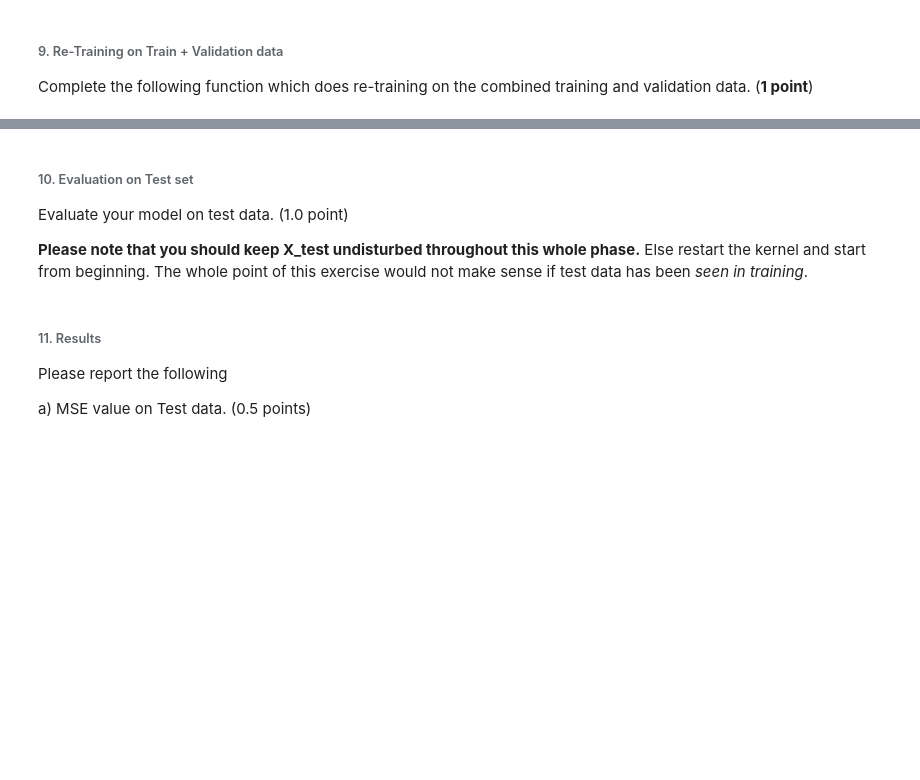
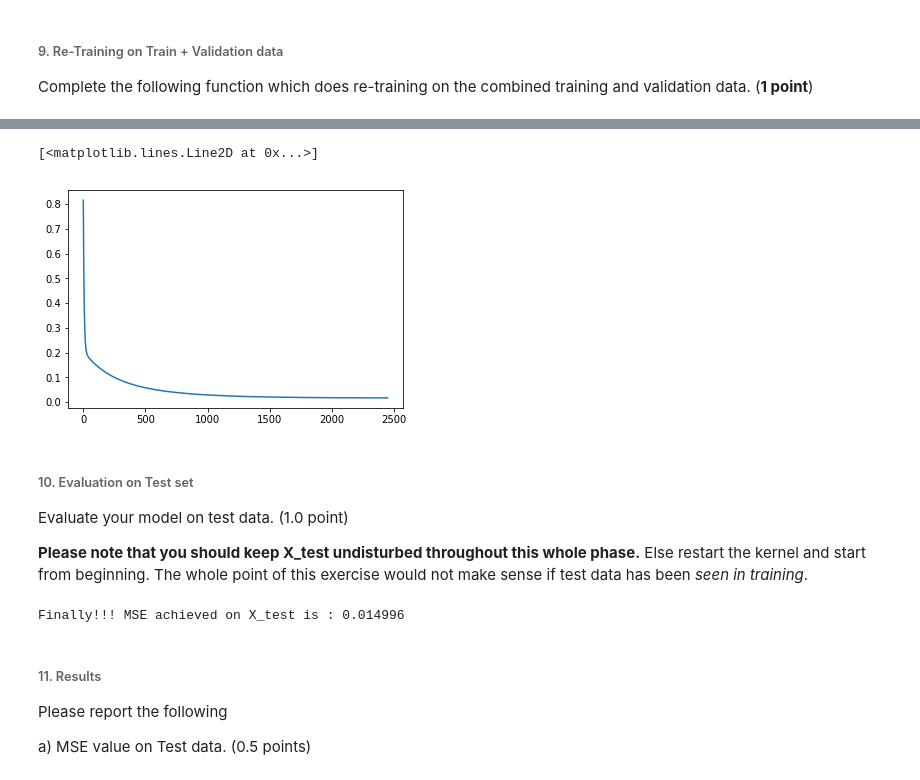
Before and after one commit to Rende/nnia_18, a Jupyter notebook: nniasheet4.ipynb, the cells around one changed output, grey strips where cells are left out. Saved outputs shown, nothing was run; the diff lists cells and outputs as text; code cells hidden in the pictures; blank space fills up the shorter version.

```diff
--- a/nniasheet4.ipynb
+++ b/nniasheet4.ipynb
@@ -233,10 +225,8 @@ Complete the following function which computes the MSE value. (0.5 point) <br />
 # %%
 def compute_mse(prediction, ground_truth):
     # TODO: implement
-    residual = np.subtract(prediction, ground_truth)
-    squared = residual**2
-    sum_of_squared = np.sum(squared)
-    mse = (1/ground_truth.size)*sum_of_squared
+    ground_truth = np.reshape(ground_truth, (np.shape(ground_truth)[0], 1))
+    mse = np.mean(np.square(prediction - ground_truth))
     return mse
 
 prediction = np.array([1, 3, 6])
@@ -282,3 +257,10 @@ print (compute_gradient(X, 1.0, Yhat, coef, 1.0))
+# %%
+def compute_gradient(X, Y, Yhat, W, lambda_):
+    # TODO: implement
+    Y = np.reshape(Y, (np.shape(Y)[0],1))
+    X_T = np.transpose(X)
+    gradient = np.matmul(X_T,(Yhat - Y)) + lambda_ * W
+    return gradient
 # %% [markdown]
 Implement a function which performs a single update step of SGD. (0.5 point)
 # %%
@@ -426,10 +408,22 @@ KeyboardInterrupt:
 # %% [markdown]
 Complete the following function which selects the best hyperparameter combination (i.e. the one that gives lowest MSE on **validation data**). (0.5 point)
-# %%
-# find hparams of minimum MSE on Validation data
-def find_best_hparams(weights_hist):
-    # TODO: implement
-    hpm_best, mse_best = None
-    return hpm_best, mse_best
-
-best_hpm_combination = find_best_hparams(weights_hist)
+# %%
+# find hparams of minimum MSE on Validation data
+def find_best_hparams(weights_hist):
+    # TODO: implement
+    mse_best = np.finfo(np.float64).max
+    for order in polynomial_order:
+        for lr in learning_rates:
+            for lamb in lambdas:
+                X_mat, W_vec = prepare_data_matrix(X_val, weights_hist[(order, lr, lamb)], order)
+                Y_vec = Y_val
+                prediction = get_prediction(X_mat, weights_hist[(order, lr, lamb)])
+                mse = compute_mse(prediction, Y_vec)
+                if(mse < mse_best):
+                    mse_best = mse
+                    best_hpm_combination = (order, lr, lamb)
+    return best_hpm_combination
+
+
+best_hpm_combination = find_best_hparams(weights_hist)
+print (best_hpm_combination)
@@ -446,7 +484,12 @@ Complete the following function which does re-training on the combined training
 # %%
 # plot the convergence of MSE values using matplotlib
 # i.e. #epochs on X-axis and MSE values on Y-axis
 # TODO: implement
+plot = plt.subplot(1, 1, 1)
+plot.plot(range(epochs),mse_list[1:len(mse_list)])
+# %% [output]
+[<matplotlib.lines.Line2D at 0x...>]
+[figure, added]
 # %% [markdown]
 ###### 10. Evaluation on Test set
 Evaluate your model on test data. (1.0 point)
@@ -457,8 +500,13 @@ Evaluate your model on test data. (1.0 point)
 # test it on X_test with the Weight vector that you found above
 # this will be the generalization error of our model!!
 # TODO: implement
-
-#print("Finally!!! MSE achieved on X_test is : {}".format(round(mse_test, 6)))
+X_mat, _ = prepare_data_matrix(X_test, W_init, order)
+# print(weights_best)
+predictions = get_prediction(X_mat, weights_best)
+mse_test = compute_mse(predictions, Y_test)
+print("Finally!!! MSE achieved on X_test is : {}".format(round(mse_test, 6)))
+# %% [output]
+Finally!!! MSE achieved on X_test is : 0.014996
 # %% [markdown]
 ###### 11. Results
 Please report the following
```
Also changed, not shown: parts of 8 cells of this notebook.
